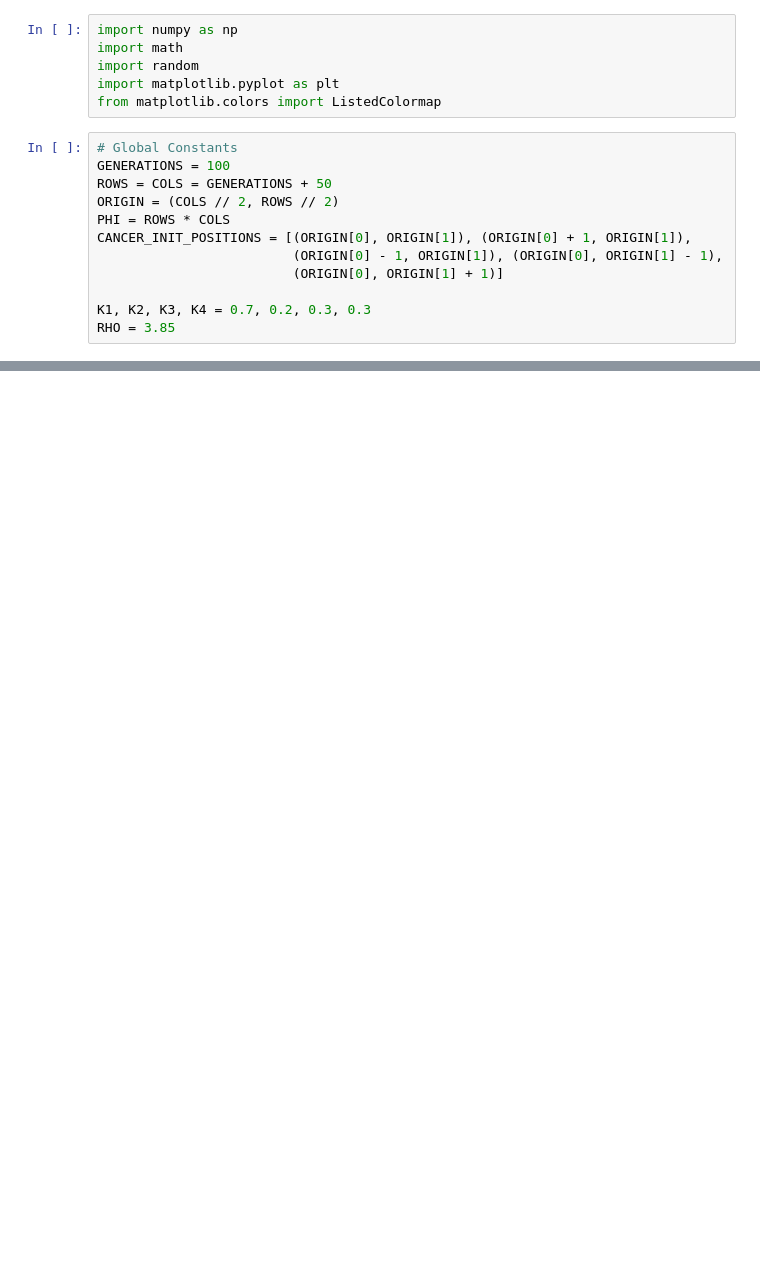
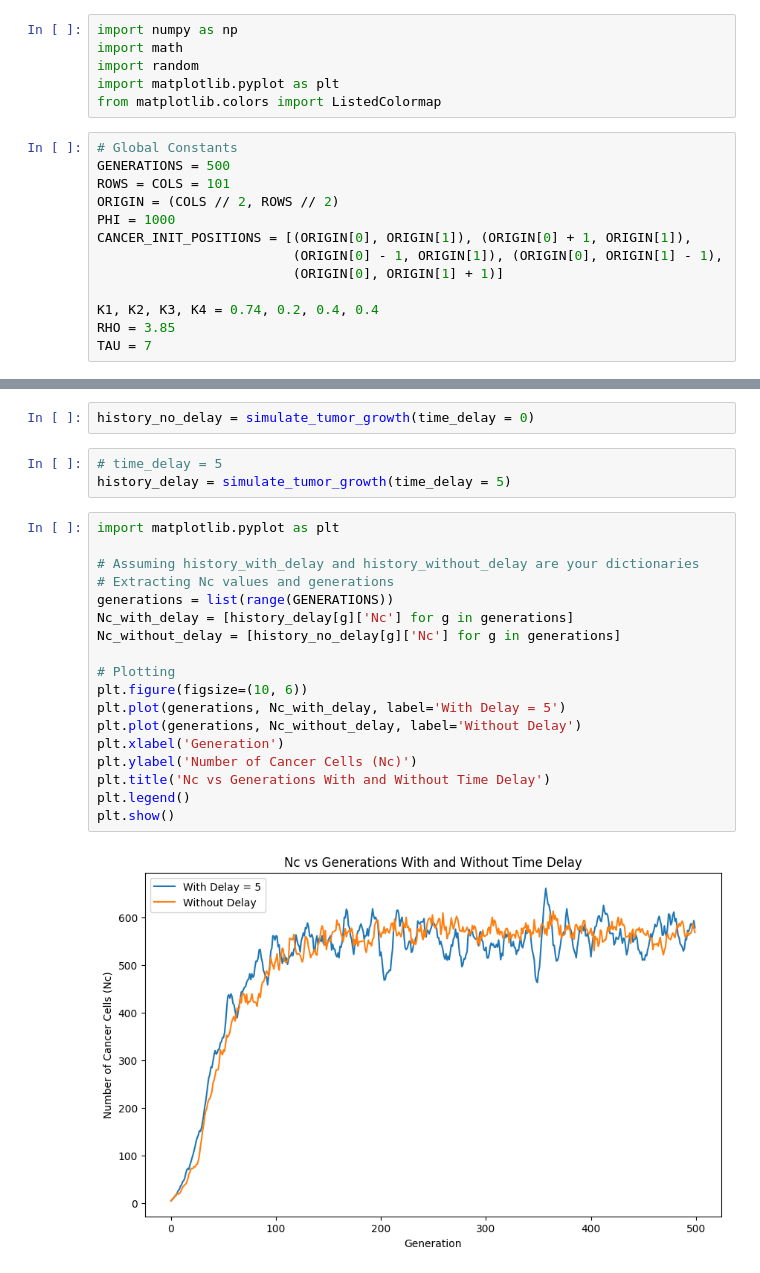
Before and after one commit to shreyaraghavendra/css_group_6, a Jupyter notebook: code/analysis.ipynb, the cells around one changed output, grey strips where cells are left out. Saved outputs shown, nothing was run; the diff lists cells and outputs as text; blank space fills up the shorter version.

Commit message:
the new version of codes, add plot with oscillation

```diff
--- a/code/analysis.ipynb
+++ b/code/analysis.ipynb
@@ -6,13 +6,14 @@ import matplotlib.pyplot as plt
 from matplotlib.colors import ListedColormap
 # %%
 # Global Constants
-GENERATIONS = 100
-ROWS = COLS = GENERATIONS + 50
+GENERATIONS = 500
+ROWS = COLS = 101
 ORIGIN = (COLS // 2, ROWS // 2)
-PHI = ROWS * COLS
+PHI = 1000
 CANCER_INIT_POSITIONS = [(ORIGIN[0], ORIGIN[1]), (ORIGIN[0] + 1, ORIGIN[1]),
                          (ORIGIN[0] - 1, ORIGIN[1]), (ORIGIN[0], ORIGIN[1] - 1),
                          (ORIGIN[0], ORIGIN[1] + 1)]
 
-K1, K2, K3, K4 = 0.7, 0.2, 0.3, 0.3
+K1, K2, K3, K4 = 0.74, 0.2, 0.4, 0.4
 RHO = 3.85
+TAU = 7
@@ -128,0 +161,25 @@ plt.show()
+# %%
+history_no_delay = simulate_tumor_growth(time_delay = 0)
+# %%
+# time_delay = 5
+history_delay = simulate_tumor_growth(time_delay = 5)
+# %%
+import matplotlib.pyplot as plt
+
+# Assuming history_with_delay and history_without_delay are your dictionaries
+# Extracting Nc values and generations
+generations = list(range(GENERATIONS))
+Nc_with_delay = [history_delay[g]['Nc'] for g in generations]
+Nc_without_delay = [history_no_delay[g]['Nc'] for g in generations]
+
+# Plotting
+plt.figure(figsize=(10, 6))
+plt.plot(generations, Nc_with_delay, label='With Delay = 5')
+plt.plot(generations, Nc_without_delay, label='Without Delay')
+plt.xlabel('Generation')
+plt.ylabel('Number of Cancer Cells (Nc)')
+plt.title('Nc vs Generations With and Without Time Delay')
+plt.legend()
+plt.show()
+# %% [output]
+[figure, added]
```
Also changed, not shown: parts of 4 cells of this notebook.
